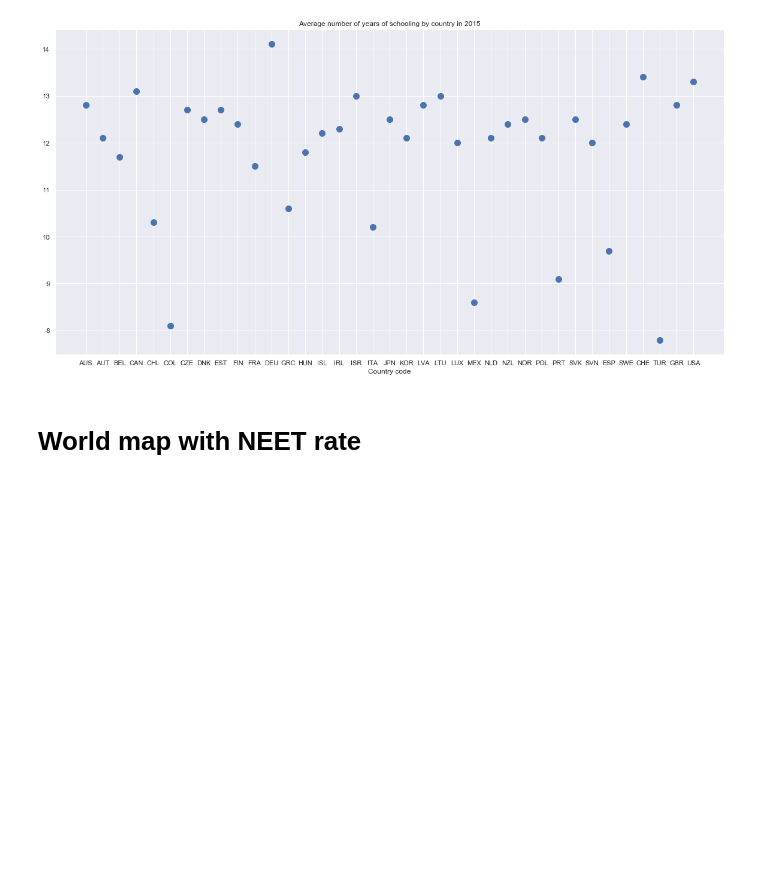
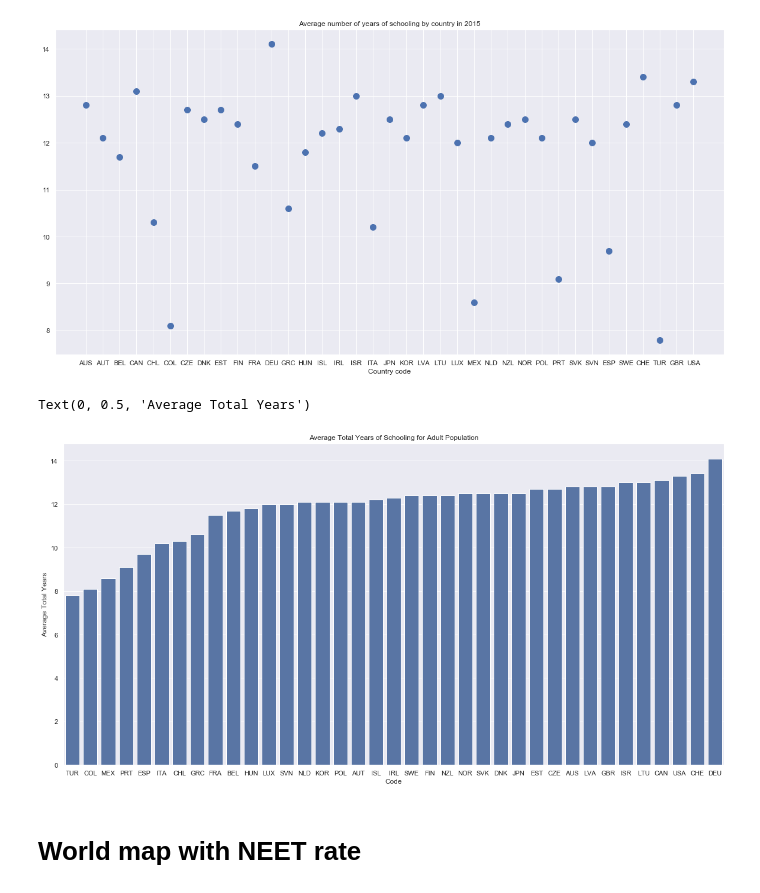
Before and after one commit to Victor-Manach/MODS206, a Jupyter notebook: Data_preparation_education_indicators.ipynb, the cells around one changed output. Drawn from its saved outputs; the diff is of its cells as text; code cells hidden in the pictures; blank space fills up the shorter version.

```diff
--- a/Data_preparation_education_indicators.ipynb
+++ b/Data_preparation_education_indicators.ipynb
@@ -126,6 +142,14 @@ plt.xlabel('Country code')
 # %% [output]
 Text(0.5, 0, 'Country code')
 [figure]
+# %%
+plt.figure(figsize=(20,10))
+sns.barplot(x='Code',y='Average Total Years of Schooling for Adult Population',data=years_schooling_oecd_2015,order=years_schooling_oecd_2015.sort_values('Average Total Years of Schooling for Adult Population')["Code"],color="C0")
+plt.title("Average Total Years of Schooling for Adult Population")
+plt.ylabel("Average Total Years")
+# %% [output]
+Text(0, 0.5, 'Average Total Years')
+[figure, added]
 # %% [markdown]
 # World map with NEET rate
 # %%
```
Also changed, not shown: parts of 3 cells of this notebook.
